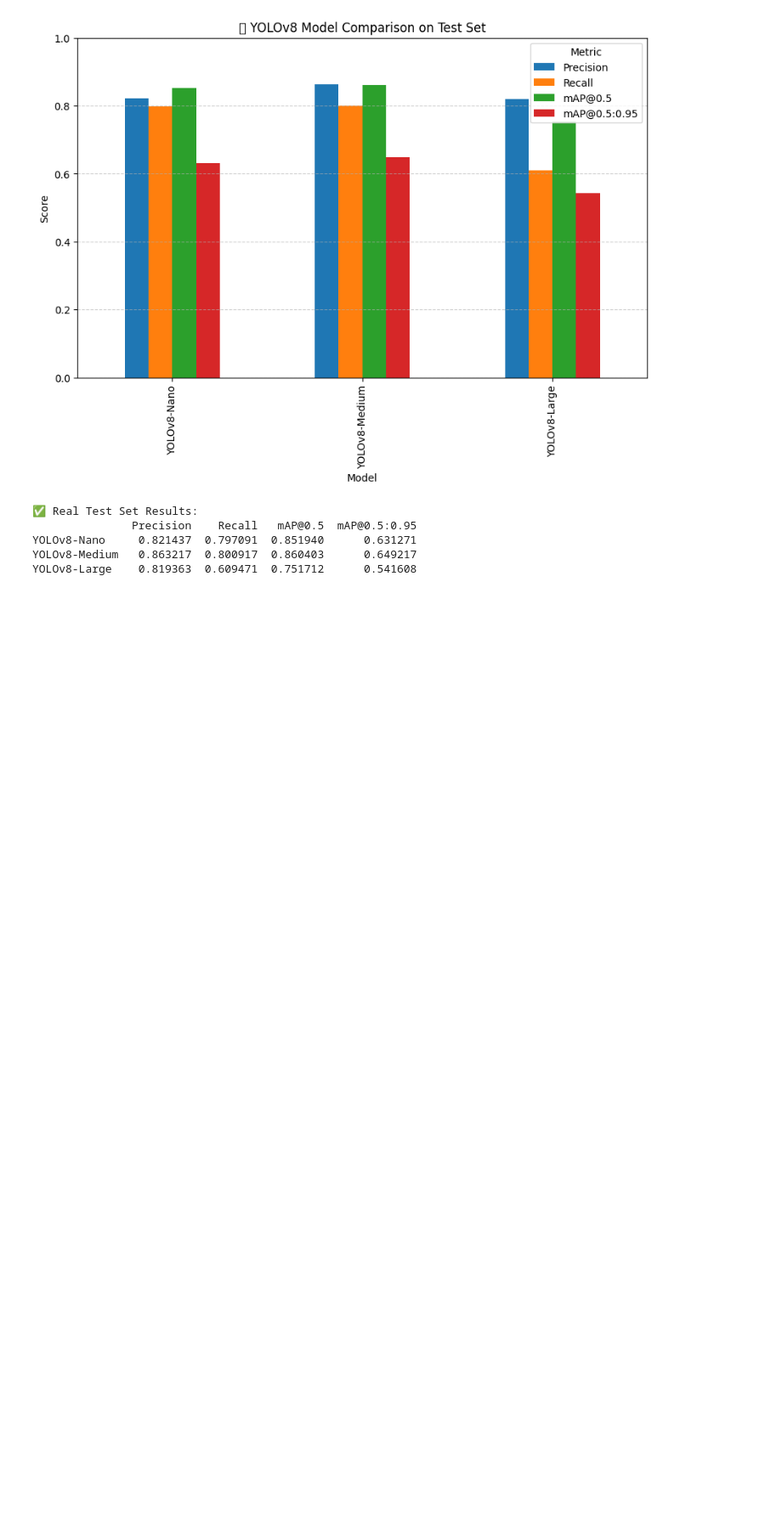
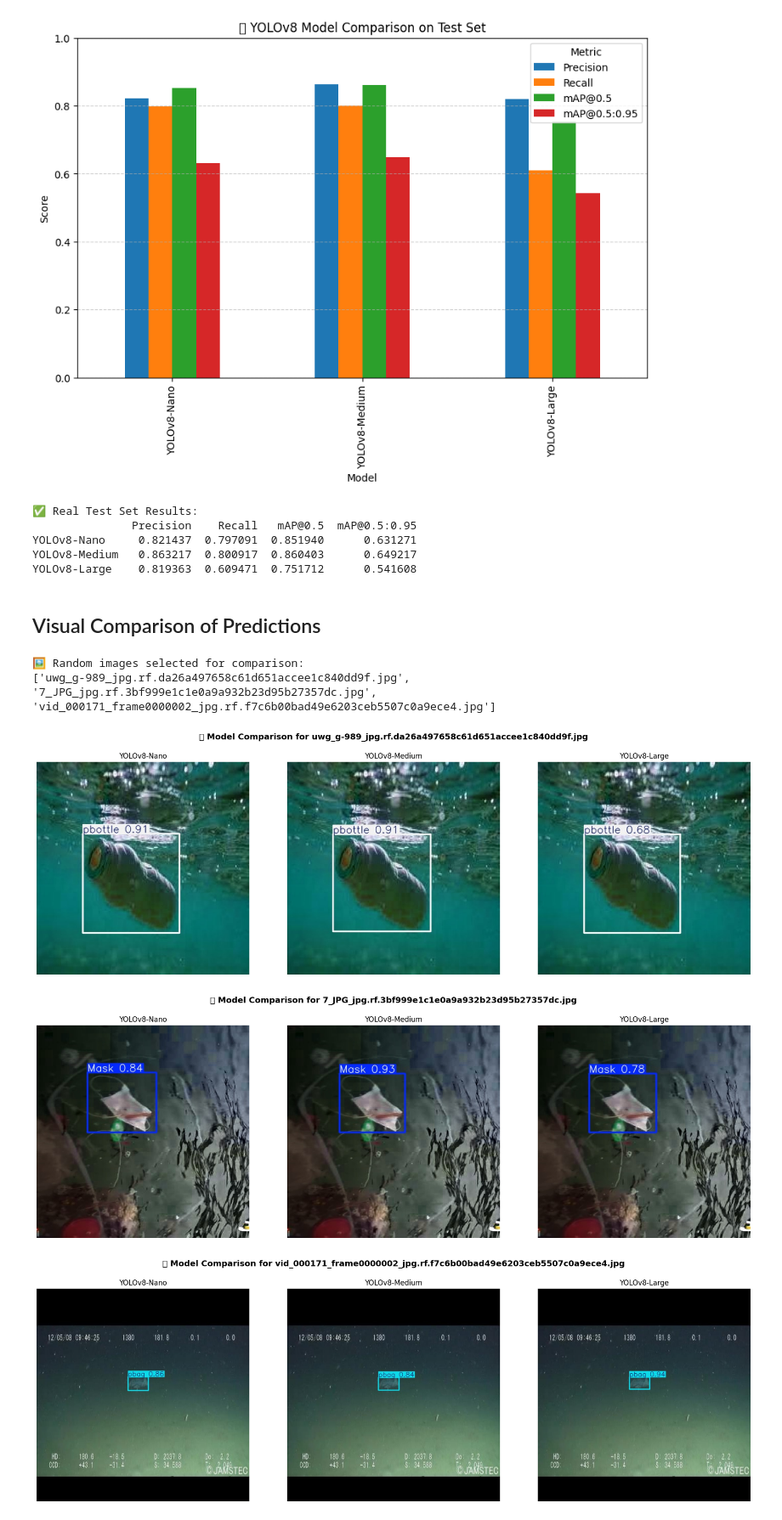
Before and after one commit to varshith731/AquaPlast, a Jupyter notebook: Project.ipynb, the cells around one changed output. Shown at 85% size. Saved outputs shown, nothing was run; the diff lists cells and outputs as text; code cells hidden in the pictures; blank space fills up the shorter version.

Commit message:
feat: implement side-by-side visual prediction comparison across models

```diff
--- a/Project.ipynb
+++ b/Project.ipynb
@@ -593,3 +593,47 @@ print(df_results)
 YOLOv8-Nano     0.821437  0.797091  0.851940      0.631271
 YOLOv8-Medium   0.863217  0.800917  0.860403      0.649217
 YOLOv8-Large    0.819363  0.609471  0.751712      0.541608
+# %% [markdown]
+## Visual Comparison of Predictions
+# %%
+import os
+import cv2
+import random
+import matplotlib.pyplot as plt
+
+prediction_paths = {
+    "YOLOv8-Nano": "/content/AI_Project/YOLOv8_Nano/yolov8-nano_plastics_balanced/predictions/YOLOv8-Nano_predictions",
+    "YOLOv8-Medium": "/content/AI_Project/YOLOv8_Medium/yolov8-medium_plastics_balanced/predictions/YOLOv8-Medium_predictions",
+    "YOLOv8-Large": "/content/AI_Project/YOLOv8_Large/yolov8-large_plastics_balanced/predictions/YOLOv8-Large_predictions"
+}
+
+# === Select random test images from Nano folder ===
+image_files = [f for f in os.listdir(prediction_paths["YOLOv8-Nano"]) if f.endswith(('.jpg', '.png'))]
+num_images = 3
+random_images = random.sample(image_files, min(num_images, len(image_files)))
+print(f"\n🖼 Random images selected for comparison:\n{random_images}")
+
+# === Display each selected image across all models ===
+for img_name in random_images:
+    fig, axes = plt.subplots(1, 3, figsize=(18, 6))
+    fig.suptitle(f"🔍 Model Comparison for {img_name}", fontsize=14, fontweight='bold')
+
+    for ax, (model, path) in zip(axes, prediction_paths.items()):
+        img_path = os.path.join(path, img_name)
+        if os.path.exists(img_path):
+            img = cv2.imread(img_path)
+            img = cv2.cvtColor(img, cv2.COLOR_BGR2RGB)
+            ax.imshow(img)
+            ax.set_title(model, fontsize=12)
+        else:
+            ax.text(0.5, 0.5, "❌ Image Not Found", ha="center", va="center", fontsize=12, color="red")
+        ax.axis("off")
+
+    plt.tight_layout(rect=[0, 0, 1, 0.95])
+    plt.show()
+# %% [output]
+🖼 Random images selected for comparison:
+['uwg_g-989_jpg.rf.da26a497658c61d651accee1c840dd9f.jpg', '7_JPG_jpg.rf.3bf999e1c1e0a9a932b23d95b27357dc.jpg', 'vid_000171_frame0000002_jpg.rf.f7c6b00bad49e6203ceb5507c0a9ece4.jpg']
+[figure, added]
+[figure, added]
+[figure, added]
```
